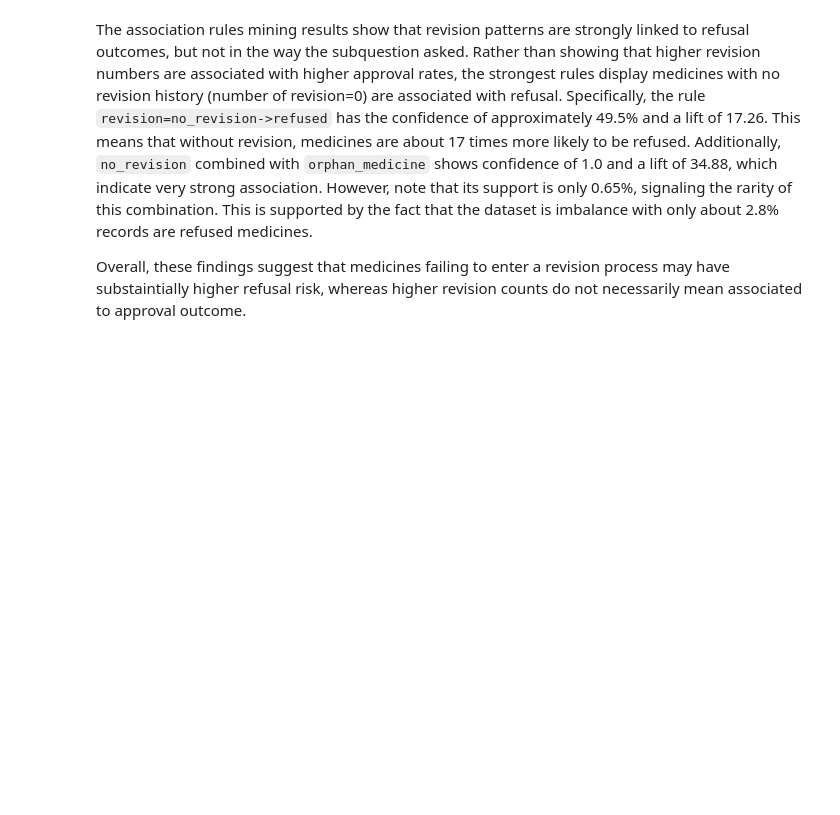
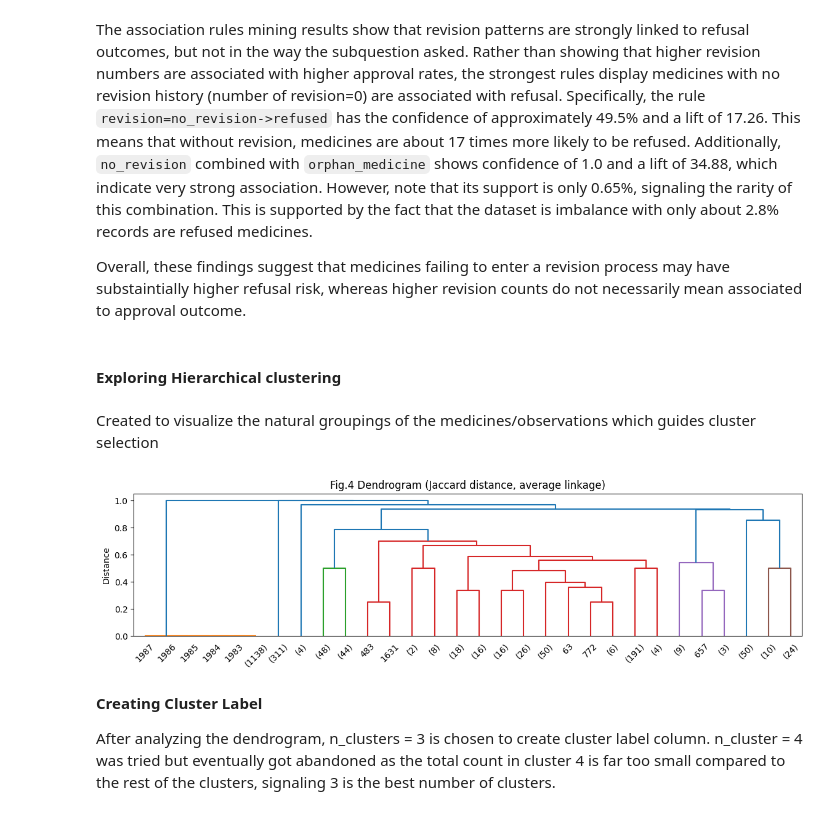
Before and after one commit to SChamnan/ba820-unsupervised-ml-team10-project, a Jupyter notebook: Chamnan_Suon_M4_European_Drugs_Development.ipynb, the cells around one changed output. Cells and saved outputs as stored; diff of their text form; code cells hidden in the pictures; blank space fills up the shorter version.

```diff
--- a/Chamnan_Suon_M4_European_Drugs_Development.ipynb
+++ b/Chamnan_Suon_M4_European_Drugs_Development.ipynb
@@ -711,3 +711,37 @@ rules_refused[[
 The association rules mining results show that revision patterns are strongly linked to refusal outcomes, but not in the way the subquestion asked. Rather than showing that higher revision numbers are associated with higher approval rates, the strongest rules display medicines with no revision history (number of revision=0) are associated with refusal. Specifically, the rule `revision=no_revision->refused` has the confidence of approximately 49.5% and a lift of 17.26. This means that without revision, medicines are about 17 times more likely to be refused. Additionally, `no_revision` combined with `orphan_medicine` shows confidence of 1.0 and a lift of 34.88, which indicate very strong association. However, note that its support is only 0.65%, signaling the rarity of this combination. This is supported by the fact that the dataset is imbalance with only about 2.8% records are refused medicines.
 
 Overall, these findings suggest that medicines failing to enter a revision process may have substaintially higher refusal risk, whereas higher revision counts do not necessarily mean associated to approval outcome.
+# %% [markdown]
+#### **Exploring Hierarchical clustering**
+# %% [markdown]
+Created to visualize the natural groupings of the medicines/observations which guides cluster selection
+# %%
+# import needed libraries
+from scipy.spatial.distance import pdist, squareform
+from scipy.cluster.hierarchy import linkage, dendrogram, fcluster
+
+# encode booleans from True/False to 1/0
+X = drugs_df[boolean_cols].astype(int).copy()
+
+# compute distance with pdist() and condensed distance vector
+distance = pdist(X, metric="jaccard")
+
+# hierarchical clustering on distances
+Z = linkage(distance, method="average")
+
+# Plot
+plt.figure(figsize=(14,3))
+dendrogram(Z,
+           truncate_mode="lastp", # show only the last p merged clusters to avoid error RecursionError: maximum recursion depth exceeded
+           p=30,
+           show_leaf_counts=True,
+           no_labels=False)
+plt.title("Fig.4 Dendrogram (Jaccard distance, average linkage)")
+plt.ylabel("Distance")
+plt.show()
+# %% [output]
+[figure, added]
+# %% [markdown]
+**Creating Cluster Label**
+
+After analyzing the dendrogram, n_clusters = 3 is chosen to create cluster label column. n_cluster = 4 was tried but eventually got abandoned as the total count in cluster 4 is far too small compared to the rest of the clusters, signaling 3 is the best number of clusters.
```
Also changed, not shown: parts of 32 cells of this notebook.
